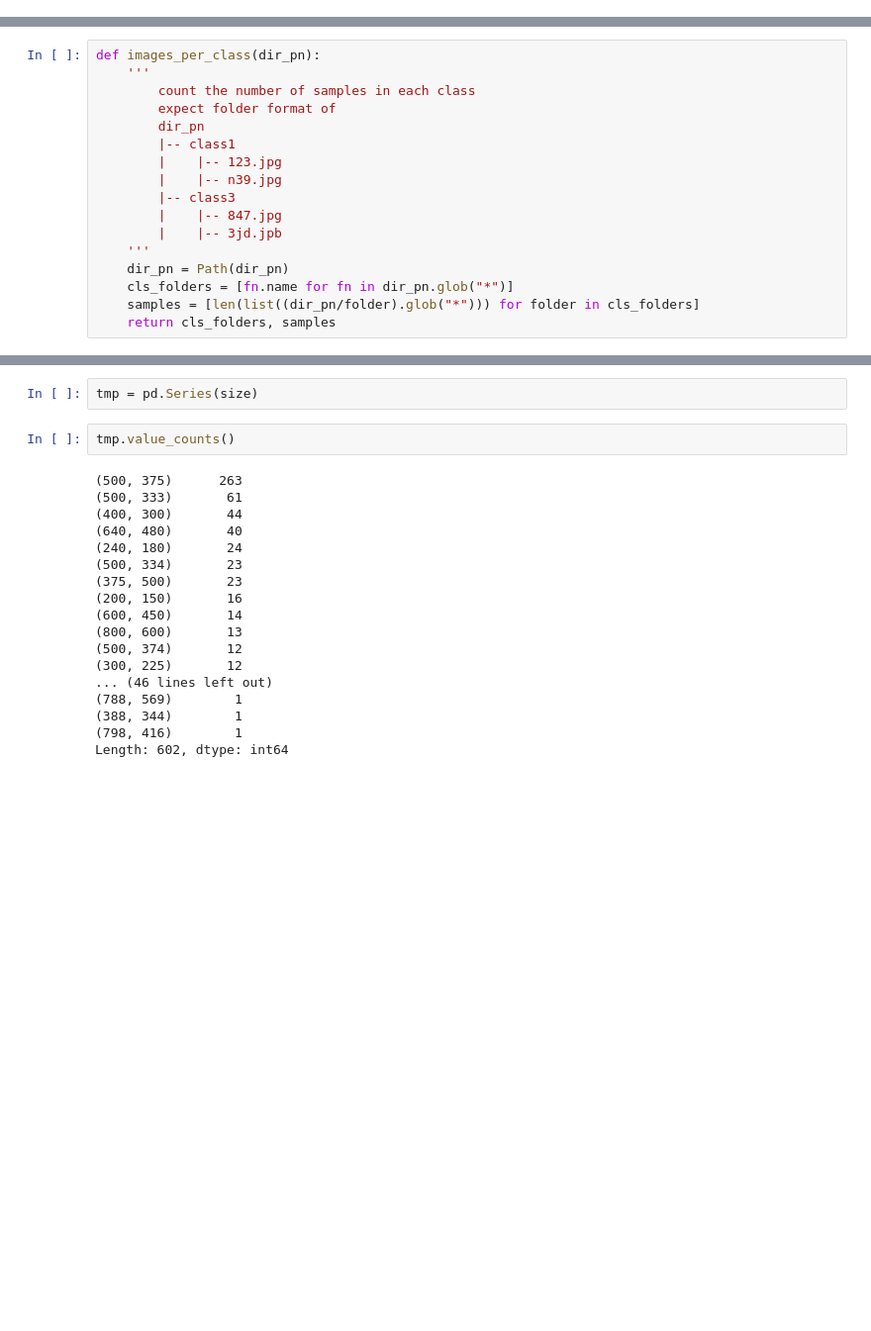
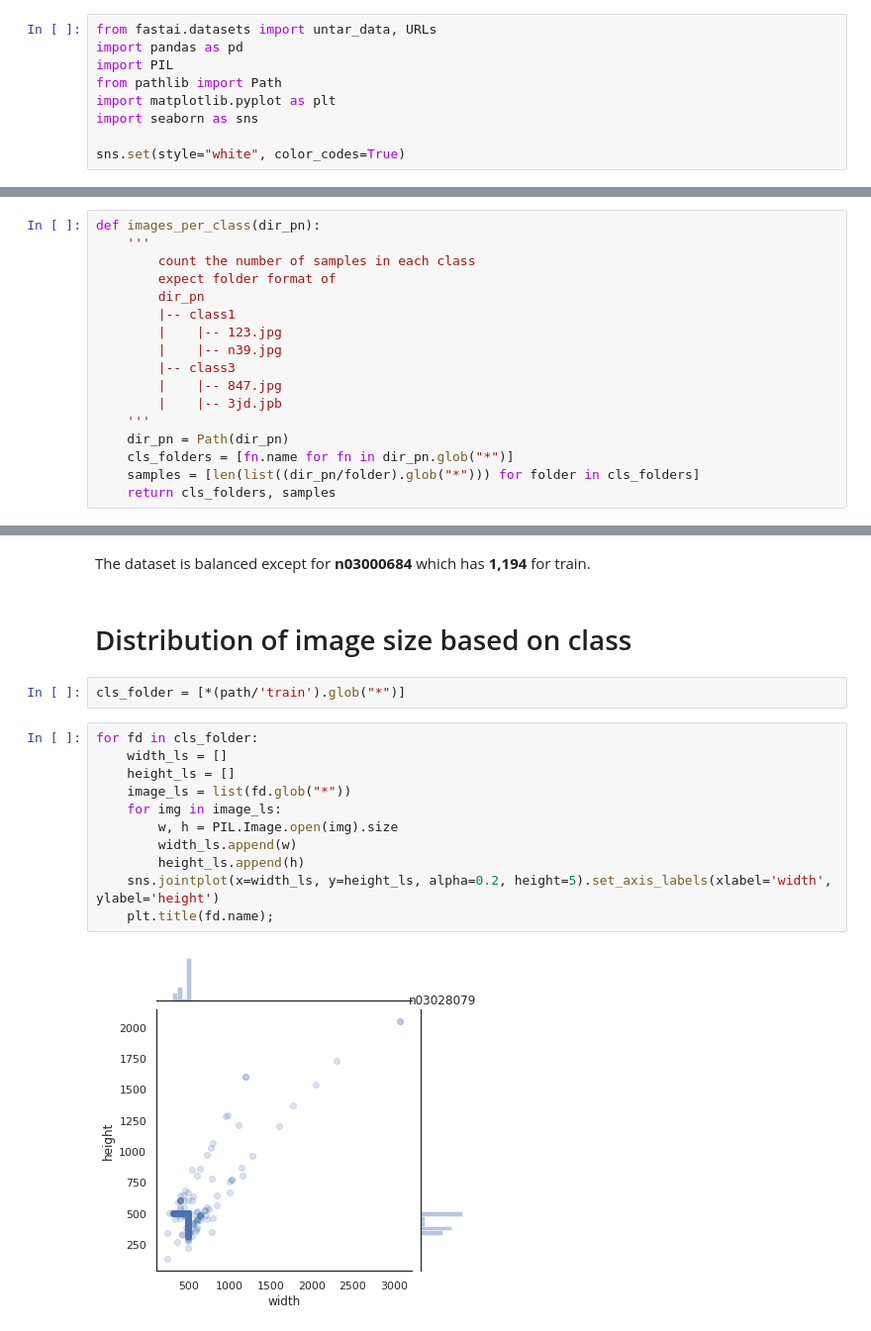
Before and after one commit to jachen36/dl_experiment, a Jupyter notebook: summary_stats_imagenette.ipynb, the cells around one changed output, grey strips where cells are left out. Shown at 99% size. Drawn from its saved outputs; the diff is of its cells as text; blank space fills up the shorter version.

```diff
--- a/summary_stats_imagenette.ipynb
+++ b/summary_stats_imagenette.ipynb
@@ -23,3 +17,12 @@ from pathlib import Path
+# %%
+from fastai.datasets import untar_data, URLs
+import pandas as pd
+import PIL
+from pathlib import Path
+import matplotlib.pyplot as plt
+import seaborn as sns
+
+sns.set(style="white", color_codes=True)
 # %% [markdown]
 # Import the Data
 # %%
@@ -173,22 +88,19 @@ len(size)
-# %%
-tmp = pd.Series(size)
-# %%
-tmp.value_counts()
-# %% [output]
-(500, 375)      263
-(500, 333)       61
-(400, 300)       44
-(640, 480)       40
-(240, 180)       24
-(500, 334)       23
-(375, 500)       23
-(200, 150)       16
-(600, 450)       14
-(800, 600)       13
-(500, 374)       12
-(300, 225)       12
-... (46 lines left out)
-(788, 569)        1
-(388, 344)        1
-(798, 416)        1
-Length: 602, dtype: int64
+# %% [markdown]
+The dataset is balanced except for **n03000684** which has **1,194** for train.
+# %% [markdown]
+# Distribution of image size based on class
+# %%
+cls_folder = [*(path/'train').glob("*")]
+# %%
+for fd in cls_folder:
+    width_ls = []
+    height_ls = []
+    image_ls = list(fd.glob("*"))
+    for img in image_ls:
+        w, h = PIL.Image.open(img).size
+        width_ls.append(w)
+        height_ls.append(h)
+    sns.jointplot(x=width_ls, y=height_ls, alpha=0.2, height=5).set_axis_labels(xlabel='width', ylabel='height')
+    plt.title(fd.name);
+# %% [output]
+[figure, added]
```
Also changed, not shown: parts of 18 cells of this notebook.
